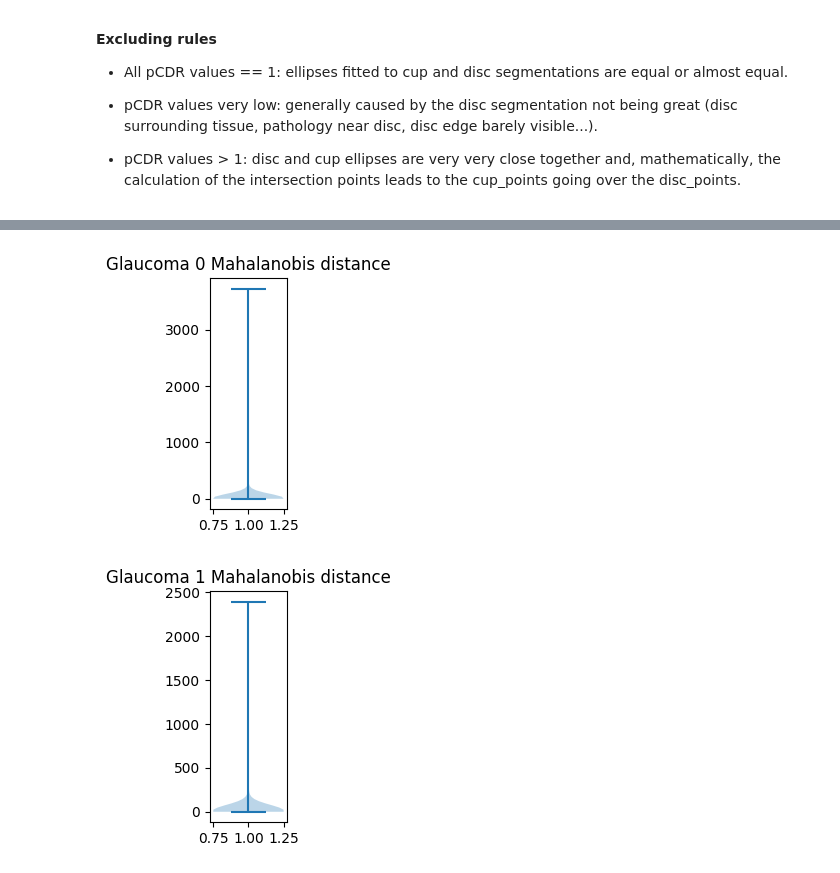
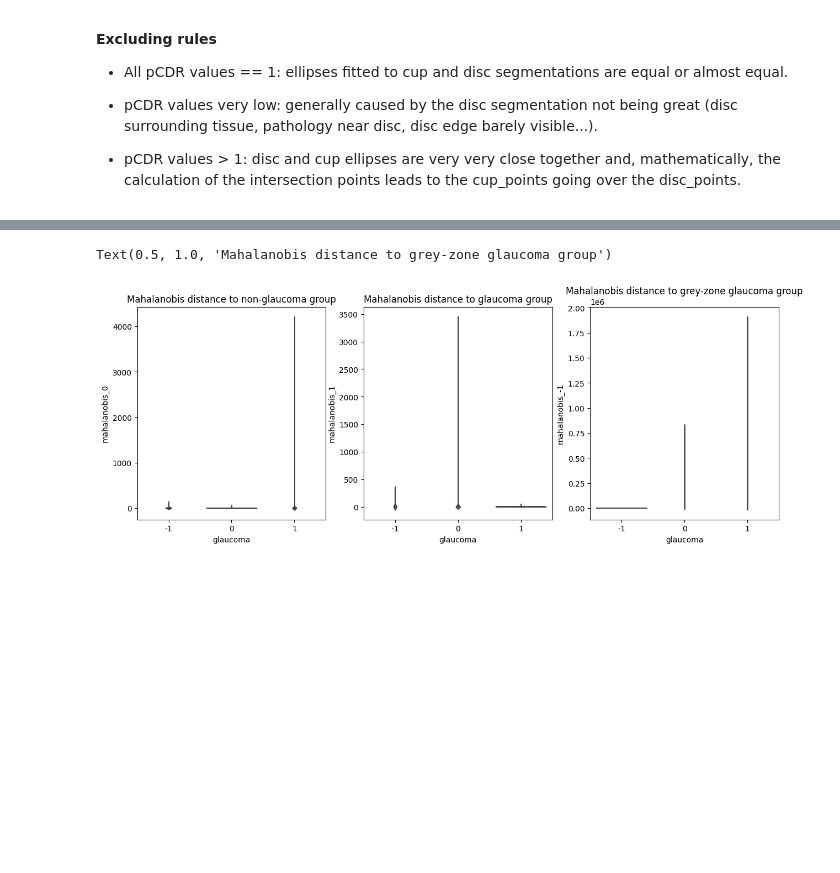
Before and after one commit to Borja21091/Prapillyzer, a Jupyter notebook: notebooks/SMDG_analysis.ipynb, the cells around one changed output, grey strips where cells are left out. Saved outputs shown, nothing was run; the diff lists cells and outputs as text; code cells hidden in the pictures; blank space fills up the shorter version.

```diff
--- a/notebooks/SMDG_analysis.ipynb
+++ b/notebooks/SMDG_analysis.ipynb
@@ -7,13 +8,13 @@ import pandas as pd
 from matplotlib import pyplot as plt
 # %%
 # Load data
-df = pd.read_csv('SMDG_results_v2.csv')
+df = pd.read_csv('SMDG_results.csv')
 
 # Remove rows with missing values
 df = df.dropna()
 
 # Remove rows where glaucoma is not 0 or 1
-df = df[df['glaucoma'].isin([0, 1])]
+# df = df[df['glaucoma'].isin([0, 1])]
 
 # Remove unnecesary columns
 keep = ['filename', 'glaucoma'] + [col for col in df.columns if 'pcdr_' in col]
@@ -28,3 +29,8 @@ df = df[(df.iloc[:, 2:] <= lb).any(axis=1).__invert__() & (df.iloc[:, 2:] > ub).
 
 # Remove rows with all pcdr_ values equal to 1
 df = df[(df.iloc[:, 2:] == 1).all(axis=1).__invert__()]
+
+print('Images suitable for analysis:', df.shape[0])
+print('Glaucoma:', (df['glaucoma'] == 1).sum())
+print('Non glaucoma:', (df['glaucoma'] == 0).sum())
+print('Grey-zone glaucoma:', (df['glaucoma'] == -1).sum())
@@ -45,8 +56,9 @@ df = df[(df.iloc[:, 2:] == 1).all(axis=1).__invert__()]
 df_grouped = df.groupby('glaucoma')
 
 # Plot pcdr values
-for name, group in df_grouped:
-    plt.figure(figsize=(15, 8))
+plt.figure(figsize=(20, 5))
+for i, (name, group) in enumerate(df_grouped):
+    plt.subplot(1, 3, i + 1)
     group = group.drop(['filename', 'glaucoma'], axis=1)
     cdr = group.values.T
     angles = [int(col.split('_')[1]) for col in group.columns if col.startswith('pcdr_')]
@@ -70,5 +82,6 @@ for name, group in df_grouped:
     plt.xlabel('Angle')
     plt.ylabel('CDR')
     plt.ylim(0, 1)
-    plt.show()
+
+plt.show()
 # %% [output]
@@ -77,27 +89,50 @@ for name, group in df_grouped:
 # %%
 # Define method to calculate Mahalanobis distance
-def mahalanobis(data=None, cov=None):
+def mahalanobis(data, cov):
     """Compute the Mahalanobis Distance between each row of x and the data
     data : ndarray of the distribution from which Mahalanobis distance of each observation of x is to be computed.
     cov  : covariance matrix (p x p) of the distribution. If None, will be computed from data.
     """
     x_minus_mu = data - np.mean(data)
-    if not cov:
-        cov = np.cov(data.values.T)
     inv_covmat = np.linalg.inv(cov)
     left_term = np.dot(x_minus_mu, inv_covmat)
     mahal = np.dot(left_term, x_minus_mu.T)
-    return mahal.diagonal()
+    return np.sqrt(mahal.diagonal())
 
 # Calculate Mahalanobis distance for each group
-df_mahal = []
+cov_matrices = {}
 for name, group in df_grouped:
-    mahal = mahalanobis(data=group.iloc[:, 2:])
+    # Covariance matrix
+    cov = np.cov(group.iloc[:, 2:].values.T)
+    # Add covariance matrix to dictionary
+    cov_matrices.update({name: cov})
 
-    # Plot Mahalanobis distance as a violin plot
-    plt.figure(figsize=(1, 3))
-    plt.violinplot(mahal)
-    plt.title(f'Glaucoma {name} Mahalanobis distance')
+# Calculate Mahalanobis distance for each cov matrix
+df2 = df.copy()
+for k, v in cov_matrices.items():
+    col_name = f'mahalanobis_{k}'
+    df2[col_name] = mahalanobis(data=df.iloc[:, 2:], cov=v)
+
+# Remove rows with Mahalanobis distance NaN or Inf
+df2 = df2.replace([np.inf, -np.inf], np.nan).dropna()
+
+# Plot Mahalanobis distances as violin plots
+plt.figure(figsize=(15, 5))
+
+plt.subplot(1, 3, 1)
+sns.violinplot(data=df2, x='glaucoma', y='mahalanobis_0', inner='quartile')
+plt.yscale('log')
+plt.title('Mahalanobis distance to non-glaucoma group')
+
+plt.subplot(1, 3, 2)
+sns.violinplot(data=df2, x='glaucoma', y='mahalanobis_1', inner='quartile')
+plt.yscale('log')
+plt.title('Mahalanobis distance to glaucoma group')
+
+plt.subplot(1, 3, 3)
+sns.violinplot(data=df2, x='glaucoma', y='mahalanobis_-1', inner='quartile')
+plt.yscale('log')
+plt.title('Mahalanobis distance to grey-zone glaucoma group')
 # %% [output]
+Text(0.5, 1.0, 'Mahalanobis distance to grey-zone glaucoma group')
-[figure, old version]
+[figure, new version]
-[figure, removed]
```
Also changed, not shown: parts of 3 cells of this notebook, 2 other files.
